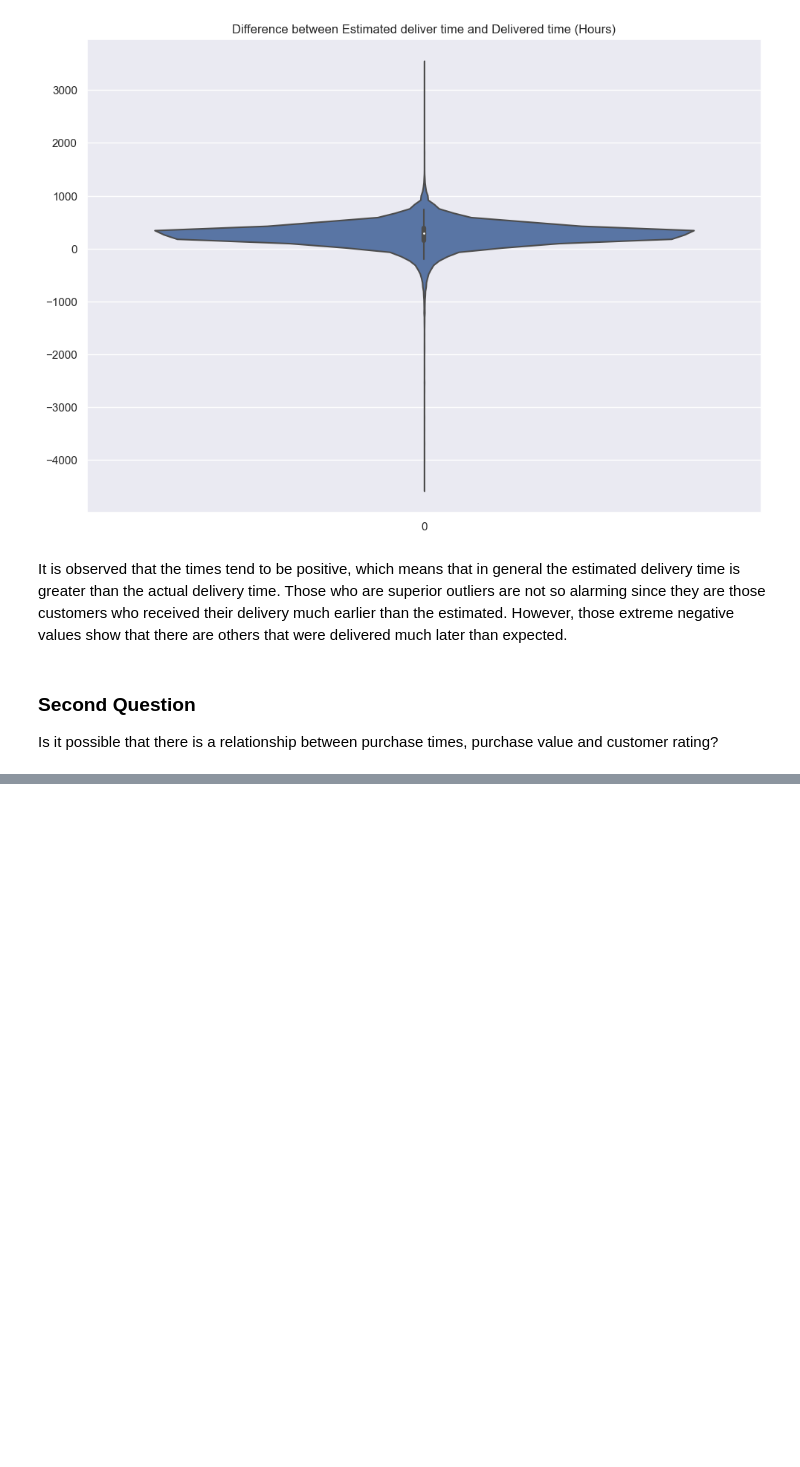
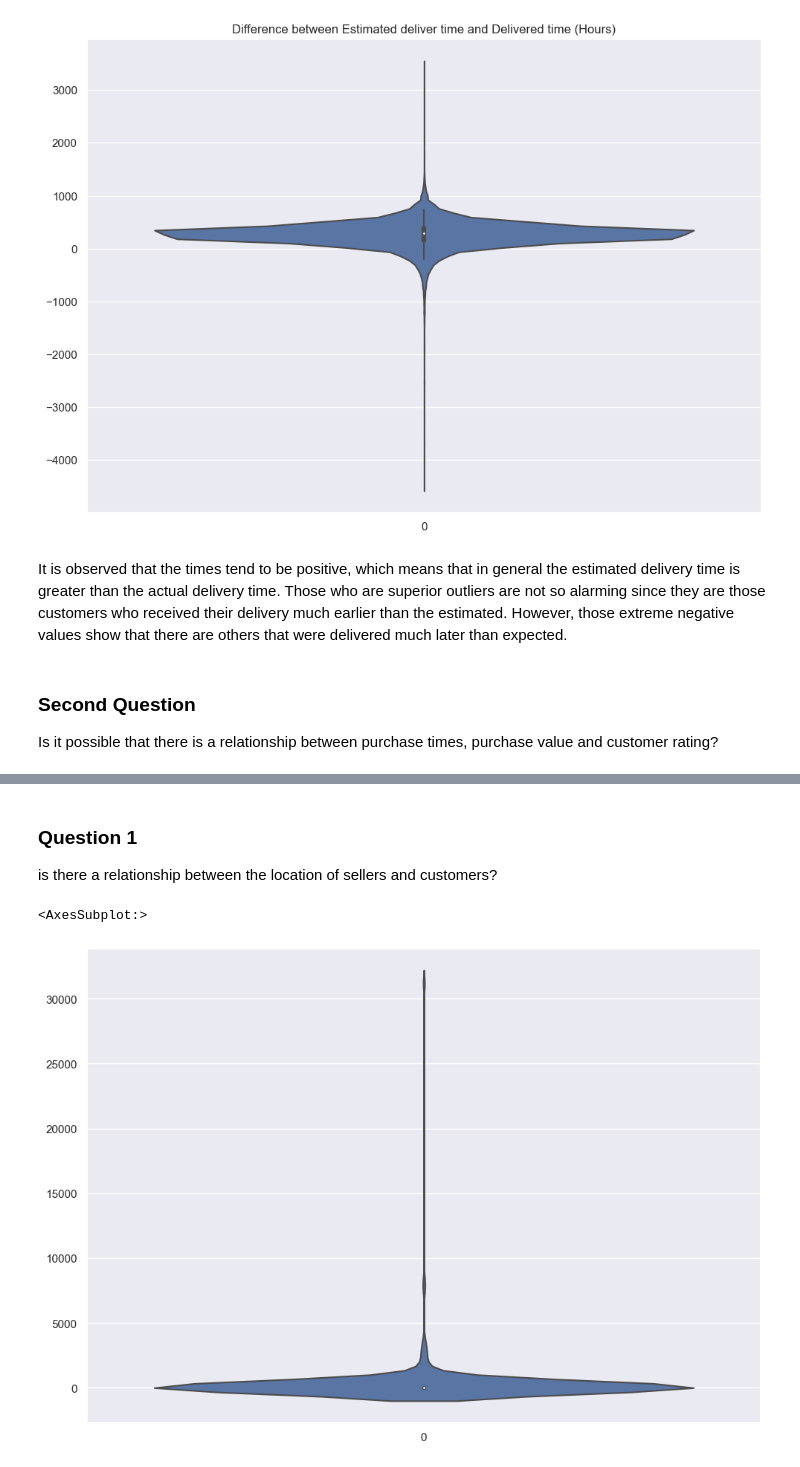
Before and after one commit to lpenuelac/lpenuelac.github.io, a Jupyter notebook: notebook/Project.ipynb, the cells around one changed output, grey strips where cells are left out. Cells and saved outputs as stored; diff of their text form; code cells hidden in the pictures; blank space fills up the shorter version.

```diff
--- a/notebook/Project.ipynb
+++ b/notebook/Project.ipynb
@@ -501,0 +517,23 @@ Is it possible that there is a relationship between purchase times, purchase val
+# %% [markdown]
+### Question 1
+is there a relationship between the location of sellers and customers?
+# %%
+#Including data to relate customers and sellers
+order_items = pd.read_csv("../data/olist_order_items_dataset.csv")
+# %%
+#Joining customers and sellers through the order id
+sellers_customers=orders_dataset.loc[orders_dataset["order_status"]=="delivered",["order_id","customer_id"]].merge(order_items[["order_id","seller_id"]]).drop_duplicates()
+# %%
+## Adding seller and customers location
+# For these joins we are going to leave the default behavior which is inner, because we need the rows that have both values.
+# This was analyzed before and we didn't have missing data.
+sellers_customers=sellers_customers.merge(sellers[["seller_state","seller_id"]])
+#We are using the customer id instead of the unique id because how we defined before each unique has a different location but for this analysis we are assuming each row as a new customer to include all the possible locations for each customer.
+sellers_customers=sellers_customers.merge(customers[["customer_id","customer_state"]])
+# %%
+order_states = sellers_customers.groupby(["seller_state","customer_state"]).agg({"order_id":"count"}).reset_index()
+# %%
+sns.violinplot(order_states["order_id"])
+# %% [output]
+<AxesSubplot:>
+[figure, added]
```
Also changed, not shown: parts of 28 cells of this notebook, 1 other file.
